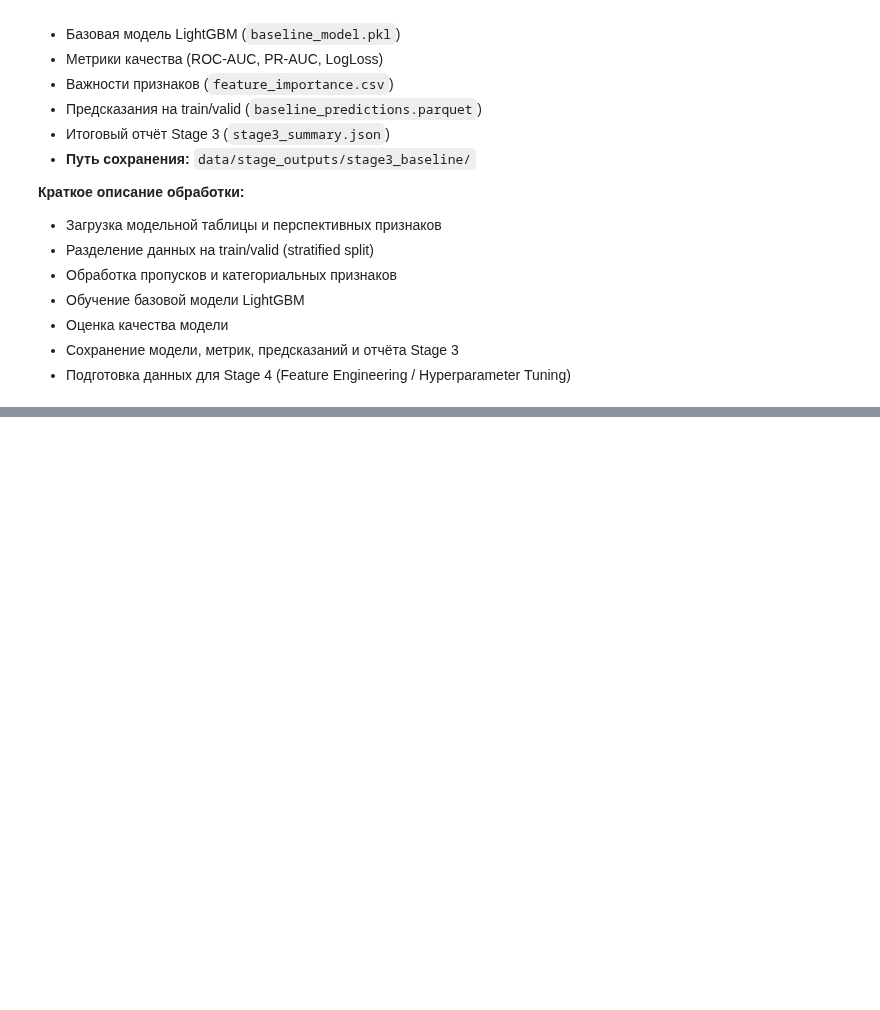
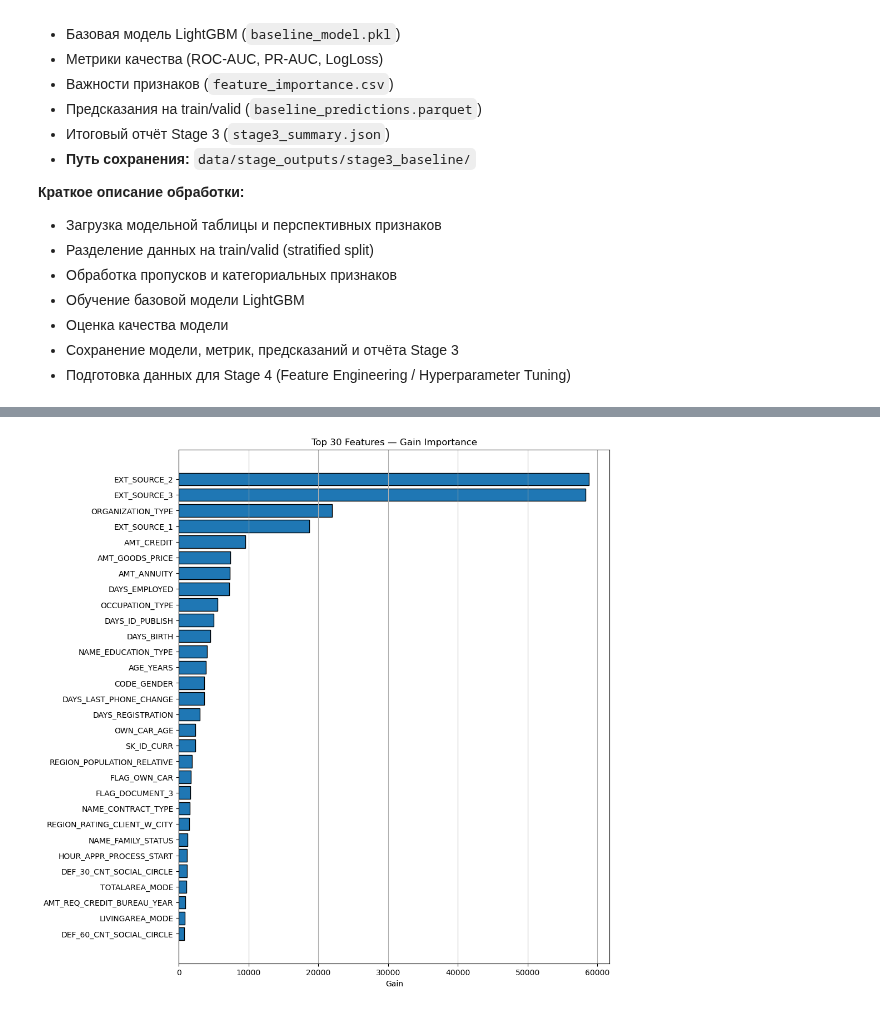
Before and after one commit to Kashutin1961/Diploma_Project, a Jupyter notebook: diploma_project.ipynb, the cells around one changed output, grey strips where cells are left out. Saved outputs shown, nothing was run; the diff lists cells and outputs as text; code cells hidden in the pictures; blank space fills up the shorter version.

Commit message:
Stage 3 — Формальное завершение.

```diff
--- a/diploma_project.ipynb
+++ b/diploma_project.ipynb
@@ -2003,9 +2066,9 @@ eda_config = {
     # -----------------------------------------------------
     # 4. Пороги качества данных
     # -----------------------------------------------------
-    "missing_threshold": 0.5,
-    "cardinality_threshold": 100,
-    "skew_threshold": 1.0,
+    "missing_threshold": 0.8,
+    "cardinality_threshold": 500,
+    "skew_threshold": 20.0,
 
     # -----------------------------------------------------
     # 5. Пределы визуализаций
@@ -2942,9 +3005,13 @@ def select_promising_features(dfs_cleaned, eda_config):
             # ---------------------------------------------------------
             # 6) Не рекомендован EDA
             # ---------------------------------------------------------
-            if col not in recommended:
-                removal_report[table][col] = "Not recommended by EDA"
-                continue
+            #if col not in recommended:
+            #    removal_report[table][col] = "Not recommended by EDA"
+            #    continue
+            # Do NOT remove features just because they are not recommended
+            # recommended list is only for plotting priority, not for filtering
+            pass
+
 
             # ---------------------------------------------------------
             # Признак прошёл все фильтры
@@ -3314,0 +3838,70 @@ modeling_df, promising_features, config = load_stage3_inputs()
+# %%
+# ---------------------------------------------------------
+# Stage 3 — Важность признаков (Gain + Split)
+# ---------------------------------------------------------
+
+stage3_path = config["stages"]["stage3"]["output_path"]
+os.makedirs(stage3_path, exist_ok=True)
+
+# ---------------------------------------------------------
+# 01 Извлечение важности признаков
+# ---------------------------------------------------------
+
+gain_importance = model.feature_importance(importance_type="gain")
+split_importance = model.feature_importance(importance_type="split")
+
+feature_names = model.feature_name()
+
+fi_df = pd.DataFrame({
+    "feature": feature_names,
+    "gain_importance": gain_importance,
+    "split_importance": split_importance
+})
+
+# Sort by gain importance
+fi_df = fi_df.sort_values(by="gain_importance", ascending=False)
+
+# ---------------------------------------------------------
+# 02 Сохранение в CSV
+# ---------------------------------------------------------
+
+fi_path = os.path.join(stage3_path, "feature_importance.csv")
+fi_df.to_csv(fi_path, index=False)
+print(f"Feature importance saved to: {fi_path}")
+
+# ---------------------------------------------------------
+# 03 Визуализация важности признаков (Top 30 по Gain)
+# ---------------------------------------------------------
+
+plt.figure(figsize=(10, 12))
+top_gain = fi_df.head(30).sort_values(by="gain_importance")
+plt.barh(top_gain["feature"], top_gain["gain_importance"])
+plt.title("Top 30 Features — Gain Importance")
+plt.xlabel("Gain")
+plt.grid(True, axis="x")
+
+# Сохранение
+gain_plot_path = os.path.join(stage3_path, "feature_importance_gain.png")
+plt.savefig(gain_plot_path, dpi=200, bbox_inches="tight")
+print(f"Gain importance plot saved to: {gain_plot_path}")
+
+plt.show()
+
+# ---------------------------------------------------------
+# 04 Визуализация важности признаков (Top 30 по Split)
+# ---------------------------------------------------------
+
+plt.figure(figsize=(10, 12))
+top_split = fi_df.head(30).sort_values(by="split_importance")
+plt.barh(top_split["feature"], top_split["split_importance"])
+plt.title("Top 30 Features — Split Importance")
+plt.xlabel("Splits")
+plt.grid(True, axis="x")
+
+# Сохранение
+split_plot_path = os.path.join(stage3_path, "feature_importance_split.png")
+plt.savefig(split_plot_path, dpi=200, bbox_inches="tight")
+print(f"Split importance plot saved to: {split_plot_path}")
+
+plt.show()
+# %% [output]
@@ -3314,0 +3910 @@ modeling_df, promising_features, config = load_stage3_inputs()
+[figure, added]
```
Also changed, not shown: parts of 19 cells of this notebook.
